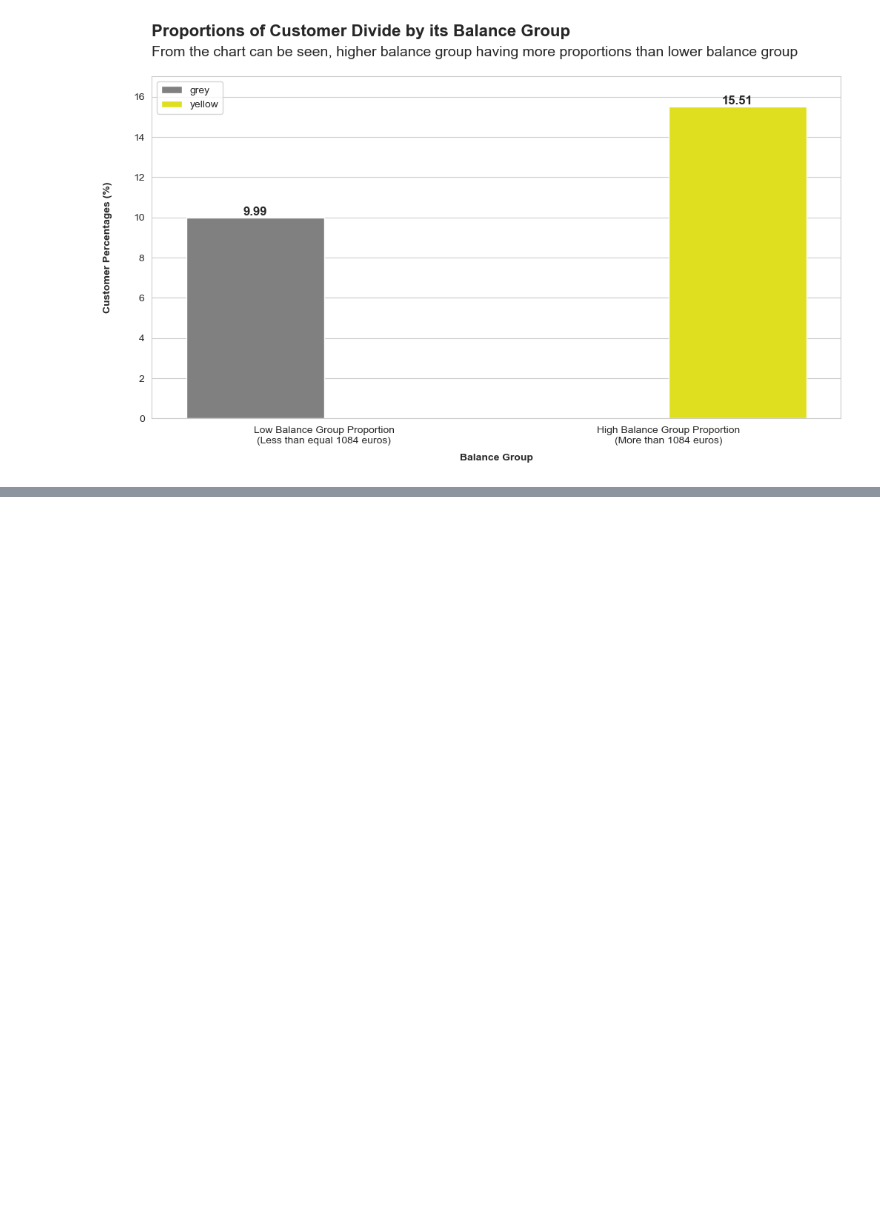
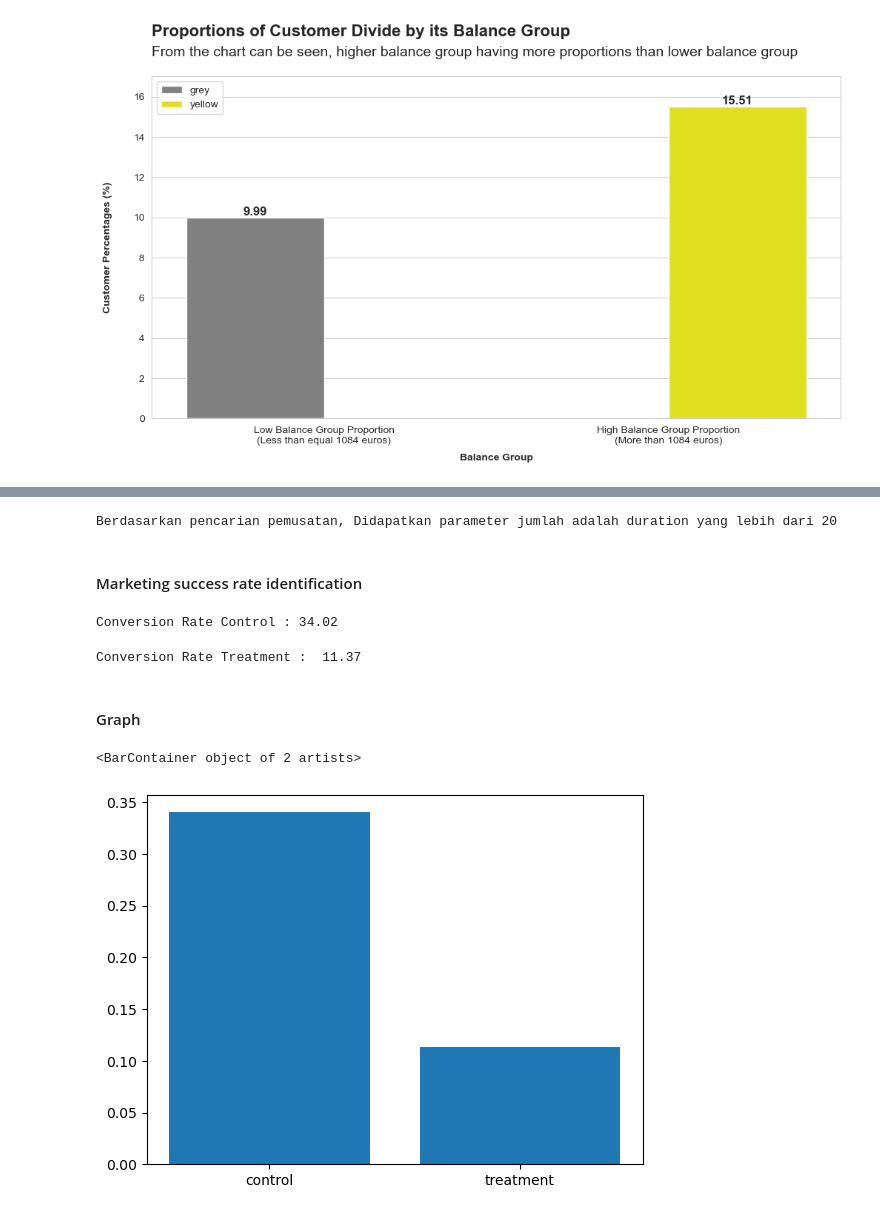
Before and after one commit to bagusatya08/Term-Deposit-Potential-Customer-Prediction, a Jupyter notebook: stage-1/eda-insight-visualization.ipynb, the cells around one changed output, grey strips where cells are left out. Drawn from its saved outputs; the diff is of its cells as text; code cells hidden in the pictures; blank space fills up the shorter version.

```diff
--- a/stage-1/eda-insight-visualization.ipynb
+++ b/stage-1/eda-insight-visualization.ipynb
@@ -990,0 +1041,38 @@ plt.show()
+# %%
+# dividing duration to long and short using its median
+
+parameter = 20
+print('Berdasarkan pencarian pemusatan, Didapatkan parameter jumlah adalah duration yang lebih dari', parameter)
+# %% [output]
+Berdasarkan pencarian pemusatan, Didapatkan parameter jumlah adalah duration yang lebih dari 20
+# %%
+control = data_used.query("age <= 20")
+treatment = data_used.query("age > 20")
+# %% [markdown]
+#### Marketing success rate identification
+# %%
+success_control = control.query("y != 'no'").y.count()
+success_treatment = treatment.query("y != 'no'").y.count()
+# %%
+obs_control = control.shape[0]
+obs_treatment = treatment.shape[0]
+# %%
+cr_control = success_control/obs_control
+cr_treatment = success_treatment/obs_treatment
+# %%
+print('Conversion Rate Control :', round(cr_control*100, 2))
+# %% [output]
+Conversion Rate Control : 34.02
+# %%
+print('Conversion Rate Treatment : ', round(cr_treatment*100,2))
+# %% [output]
+Conversion Rate Treatment :  11.37
+# %% [markdown]
+#### Graph
+# %%
+x = ['control', 'treatment']
+value = [cr_control, cr_treatment]
+plt.bar(x, value)
+# %% [output]
+<BarContainer object of 2 artists>
+[figure, added]
```
Also changed, not shown: parts of 17 cells of this notebook.
